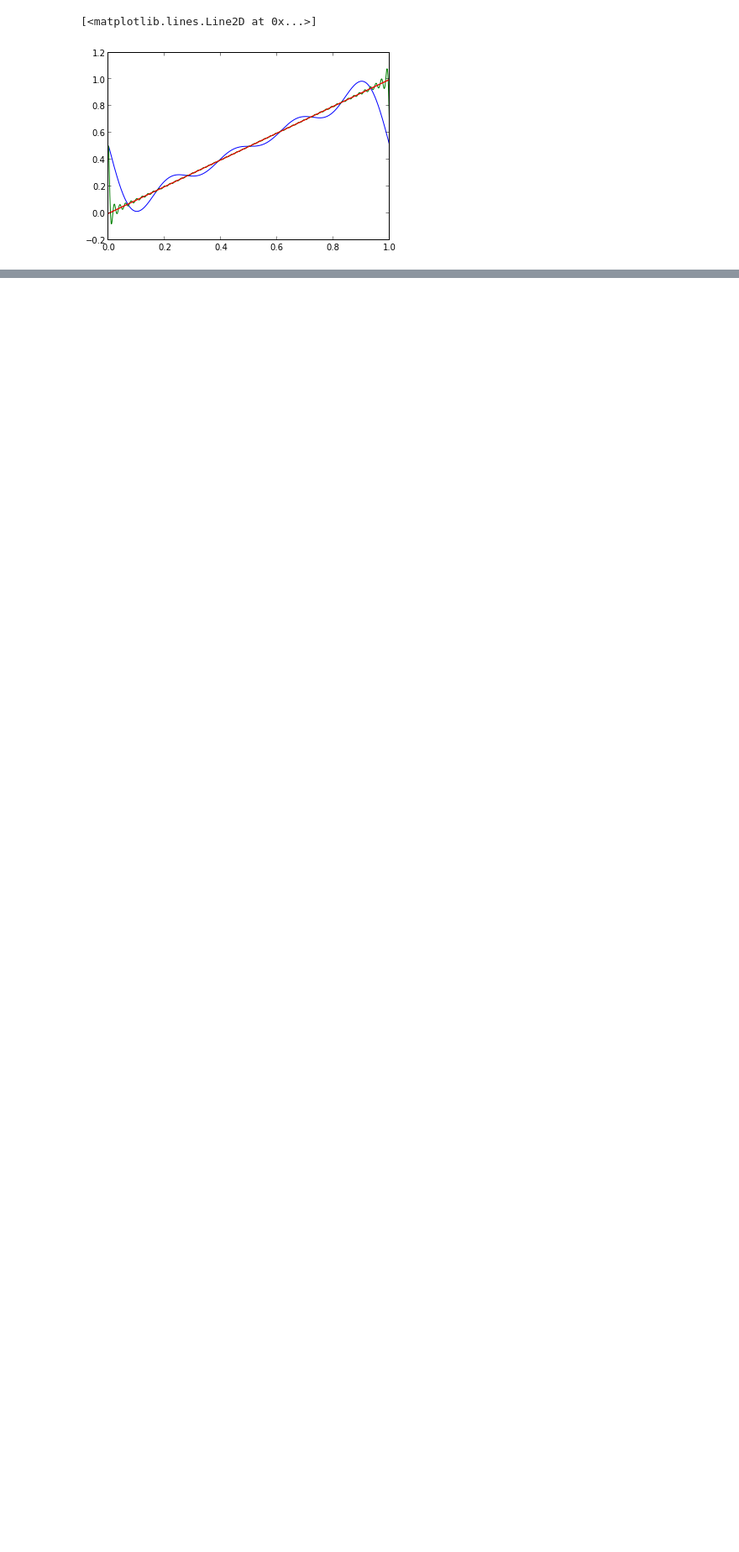
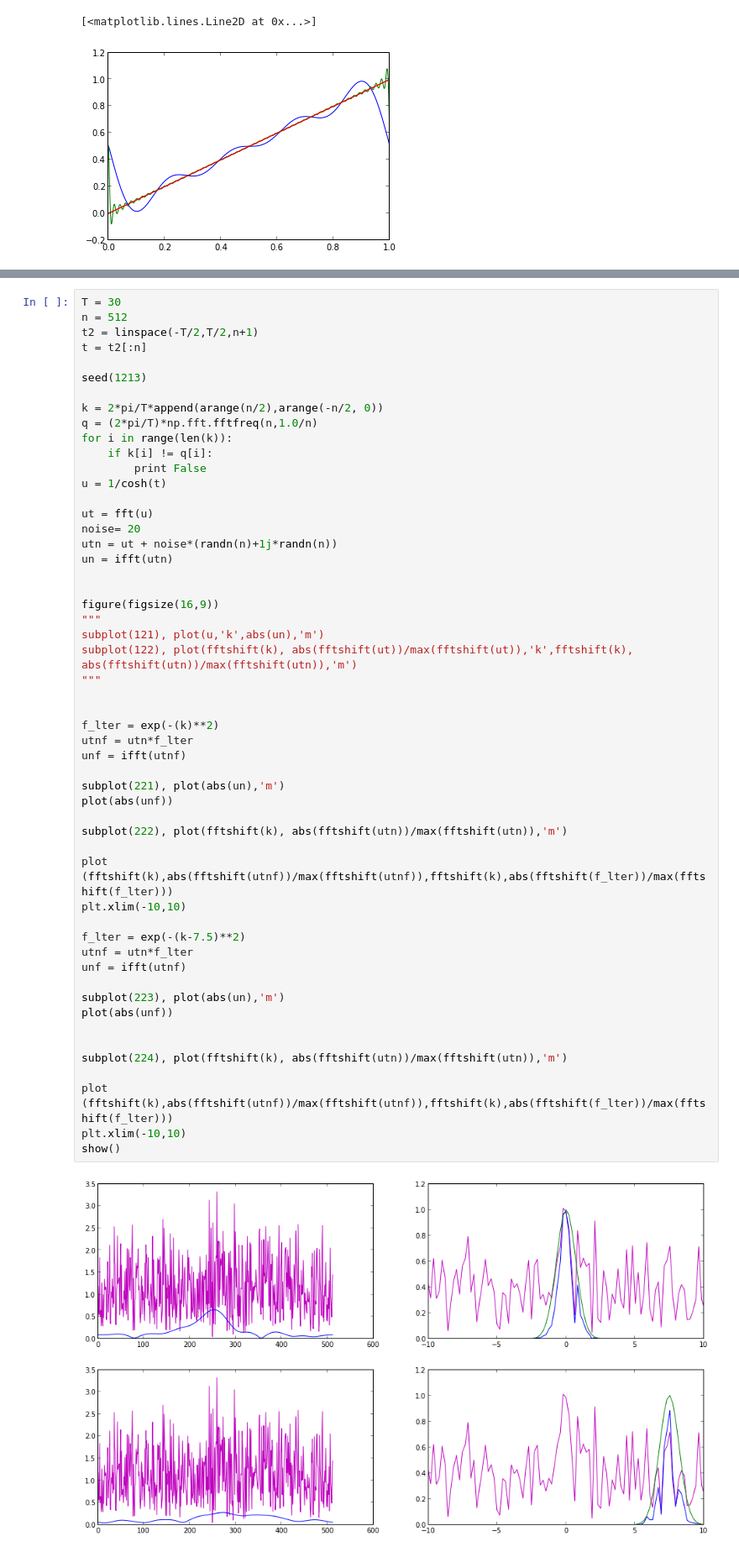
Before and after one commit to Chuphay/python, a Jupyter notebook: ipy/ipy/Fourier.ipynb, the cells around one changed output, grey strips where cells are left out. Shown at 84% size. Cells and saved outputs as stored; diff of their text form; blank space fills up the shorter version.

```diff
--- a/ipy/ipy/Fourier.ipynb
+++ b/ipy/ipy/Fourier.ipynb
@@ -77,0 +127,55 @@ for i in range(6):
+# %%
+T = 30
+n = 512
+t2 = linspace(-T/2,T/2,n+1)
+t = t2[:n]
+
+seed(1213)
+
+k = 2*pi/T*append(arange(n/2),arange(-n/2, 0))
+q = (2*pi/T)*np.fft.fftfreq(n,1.0/n)
+for i in range(len(k)):
+    if k[i] != q[i]:
+        print False
+u = 1/cosh(t)
+
+ut = fft(u)
+noise= 20
+utn = ut + noise*(randn(n)+1j*randn(n))
+un = ifft(utn)
+
+
+figure(figsize(16,9))
+"""
+subplot(121), plot(u,'k',abs(un),'m')
+subplot(122), plot(fftshift(k), abs(fftshift(ut))/max(fftshift(ut)),'k',fftshift(k), abs(fftshift(utn))/max(fftshift(utn)),'m')
+"""
+
+
+f_lter = exp(-(k)**2)
+utnf = utn*f_lter
+unf = ifft(utnf)
+
+subplot(221), plot(abs(un),'m')
+plot(abs(unf))
+
+subplot(222), plot(fftshift(k), abs(fftshift(utn))/max(fftshift(utn)),'m')
+
+plot (fftshift(k),abs(fftshift(utnf))/max(fftshift(utnf)),fftshift(k),abs(fftshift(f_lter))/max(fftshift(f_lter)))
+plt.xlim(-10,10)
+
+f_lter = exp(-(k-7.5)**2)
+utnf = utn*f_lter
+unf = ifft(utnf)
+
+subplot(223), plot(abs(un),'m')
+plot(abs(unf))
+
+
+subplot(224), plot(fftshift(k), abs(fftshift(utn))/max(fftshift(utn)),'m')
+
+plot (fftshift(k),abs(fftshift(utnf))/max(fftshift(utnf)),fftshift(k),abs(fftshift(f_lter))/max(fftshift(f_lter)))
+plt.xlim(-10,10)
+show()
+# %% [output]
+[figure, added]
```
Also changed, not shown: parts of 7 cells of this notebook, 4 other files.
